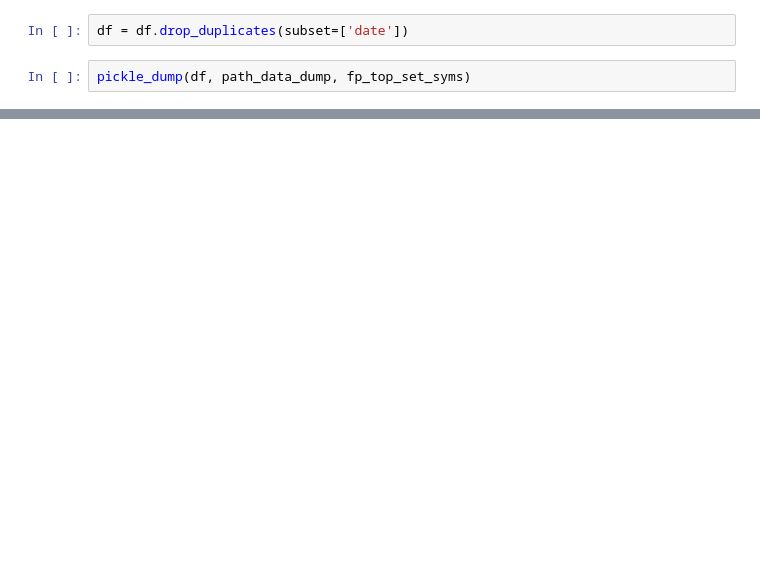
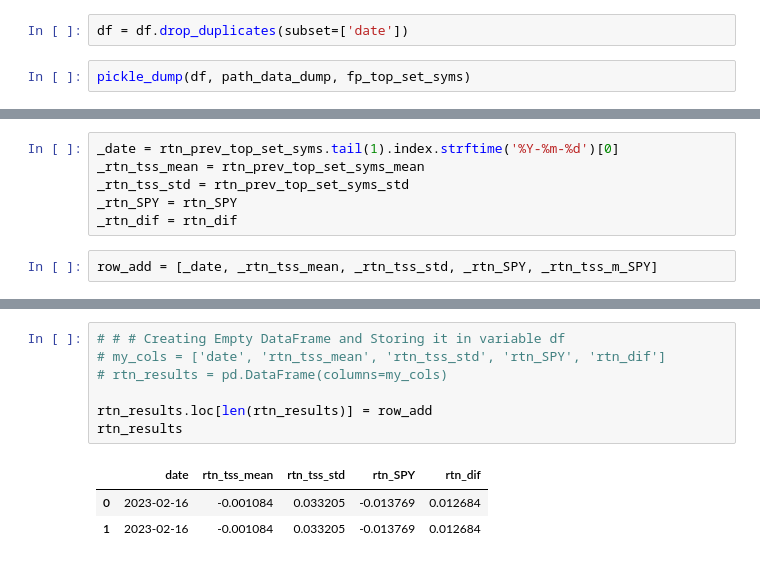
Before and after one commit to pympk/py379, a Jupyter notebook: yf_8.ipynb, the cells around one changed output, grey strips where cells are left out. Saved outputs shown, nothing was run; the diff lists cells and outputs as text; blank space fills up the shorter version.

```diff
--- a/yf_8.ipynb
+++ b/yf_8.ipynb
@@ -242,0 +237,8 @@ dtype: float64
+# %%
+_date = rtn_prev_top_set_syms.tail(1).index.strftime('%Y-%m-%d')[0]
+_rtn_tss_mean = rtn_prev_top_set_syms_mean
+_rtn_tss_std = rtn_prev_top_set_syms_std
+_rtn_SPY = rtn_SPY
+_rtn_dif = rtn_dif
+# %%
+row_add = [_date, _rtn_tss_mean, _rtn_tss_std, _rtn_SPY, _rtn_tss_m_SPY]
@@ -242,0 +254,11 @@ dtype: float64
+# %%
+# # # Creating Empty DataFrame and Storing it in variable df
+# my_cols = ['date', 'rtn_tss_mean', 'rtn_tss_std', 'rtn_SPY', 'rtn_dif']
+# rtn_results = pd.DataFrame(columns=my_cols)
+
+rtn_results.loc[len(rtn_results)] = row_add
+rtn_results
+# %% [output]
+|  | date | rtn_tss_mean | rtn_tss_std | rtn_SPY | rtn_dif |
+| 0 | 2023-02-16 | -0.001084 | 0.033205 | -0.013769 | 0.012684 |
+| 1 | 2023-02-16 | -0.001084 | 0.033205 | -0.013769 | 0.012684 |
```
Also changed, not shown: parts of 20 cells of this notebook, 1 other file.
